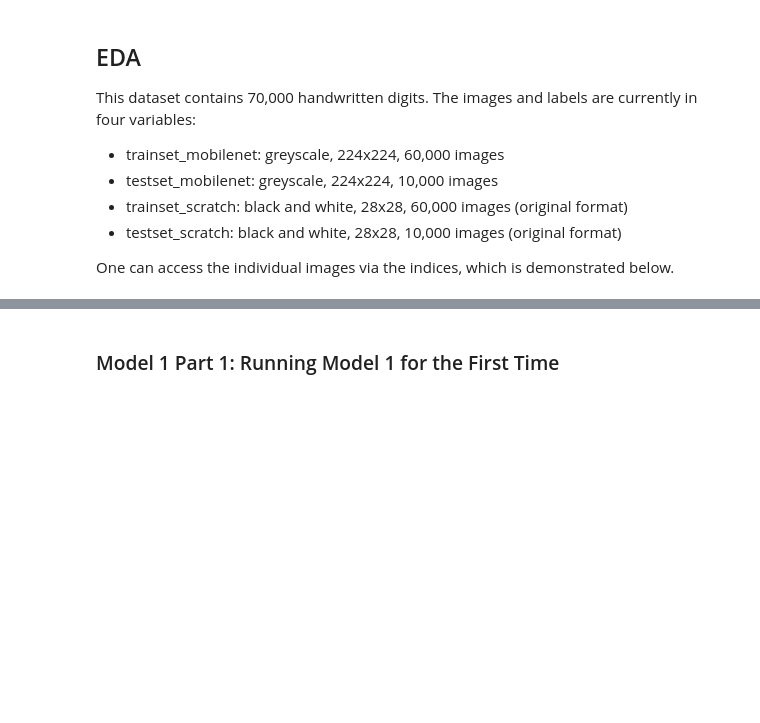
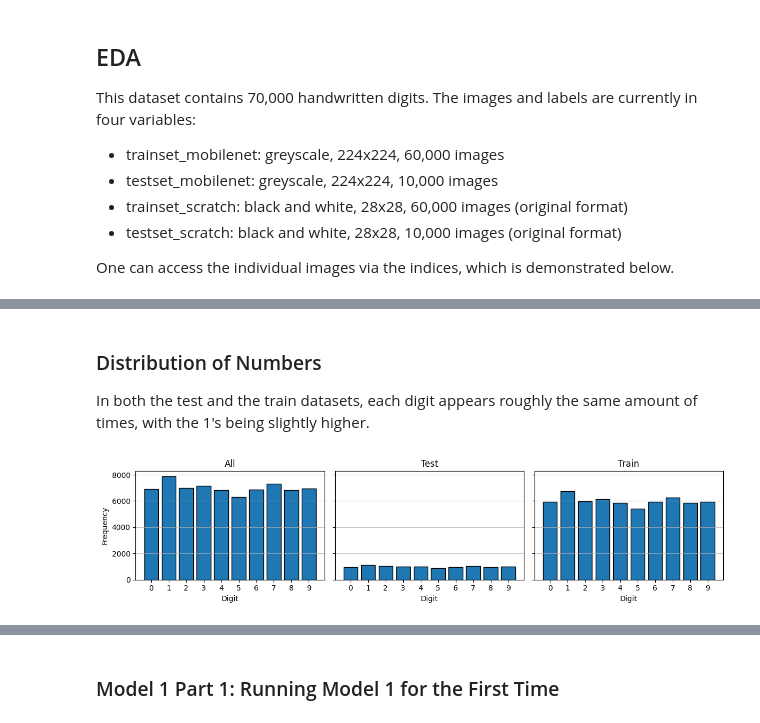
Before and after one commit to ANKershaw/Digit_Prediction, a Jupyter notebook: notebook.ipynb, the cells around one changed output, grey strips where cells are left out. Drawn from its saved outputs; the diff is of its cells as text; code cells hidden in the pictures; blank space fills up the shorter version.

```diff
--- a/notebook.ipynb
+++ b/notebook.ipynb
@@ -177,0 +121,46 @@ criterion = nn.CrossEntropyLoss()
+# %% [markdown]
+### Distribution of Numbers
+In both the test and the train datasets, each digit appears roughly the same amount of times, with the 1's being slightly higher.
+# %%
+# a distribution of all the numbers in the dataset, including both test and train
+all_labels = torch.cat((trainset_scratch.targets, testset_scratch.targets), dim=0)
+train_labels = trainset_scratch.targets
+test_labels = testset_scratch.targets
+
+all_labels_array = all_labels.numpy()
+train_labels_array = train_labels.numpy()
+test_labels_array = test_labels.numpy()
+
+
+all_labels, all_counts = np.unique(all_labels_array, return_counts=True)
+train_labels, train_counts = np.unique(train_labels_array, return_counts=True)
+test_labels, test_counts = np.unique(test_labels_array, return_counts=True)
+
+fig, axs = plt.subplots(1, 3, figsize=(12, 3), sharey=True)
+
+# 2a. Plot (All)
+axs[0].bar(all_labels, all_counts, edgecolor='black')
+axs[0].set_title("All")
+axs[0].set_xlabel("Digit")
+axs[0].set_ylabel("Frequency")
+axs[0].set_xticks(range(10))
+axs[0].grid(axis='y', alpha=0.75)
+
+# 2b. Plot (Test)
+axs[1].bar(test_labels, test_counts, edgecolor='black')
+axs[1].set_title("Test")
+axs[1].set_xlabel("Digit")
+axs[1].set_xticks(range(10))
+axs[1].grid(axis='y', alpha=0.75)
+
+# 2c. Plot (Train)
+axs[2].bar(train_labels, train_counts, edgecolor='black')
+axs[2].set_title("Train")
+axs[2].set_xlabel("Digit")
+axs[2].set_xticks(range(10))
+axs[2].grid(axis='y', alpha=0.75)
+
+plt.tight_layout()
+plt.show()
+# %% [output]
+[figure, added]
```
Also changed, not shown: parts of 14 cells of this notebook, 3 other files.
